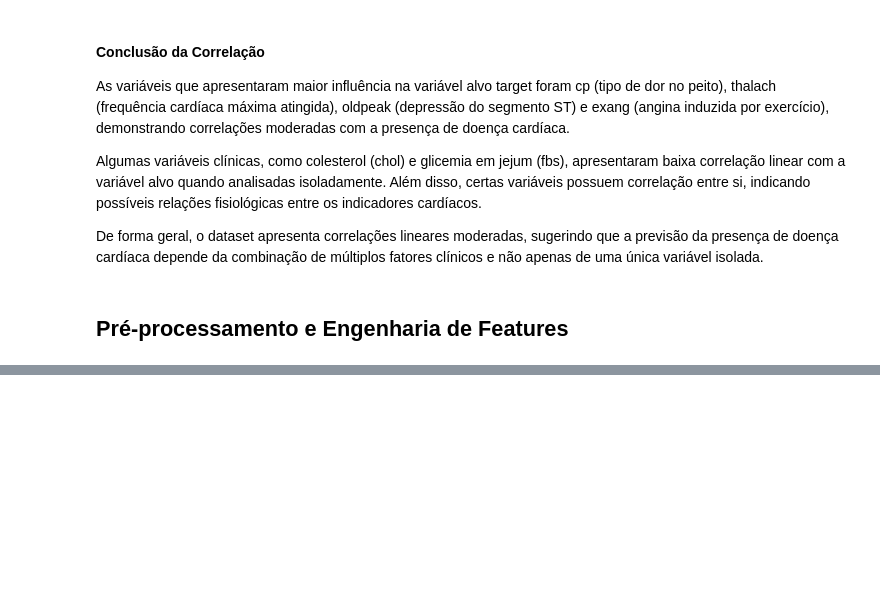
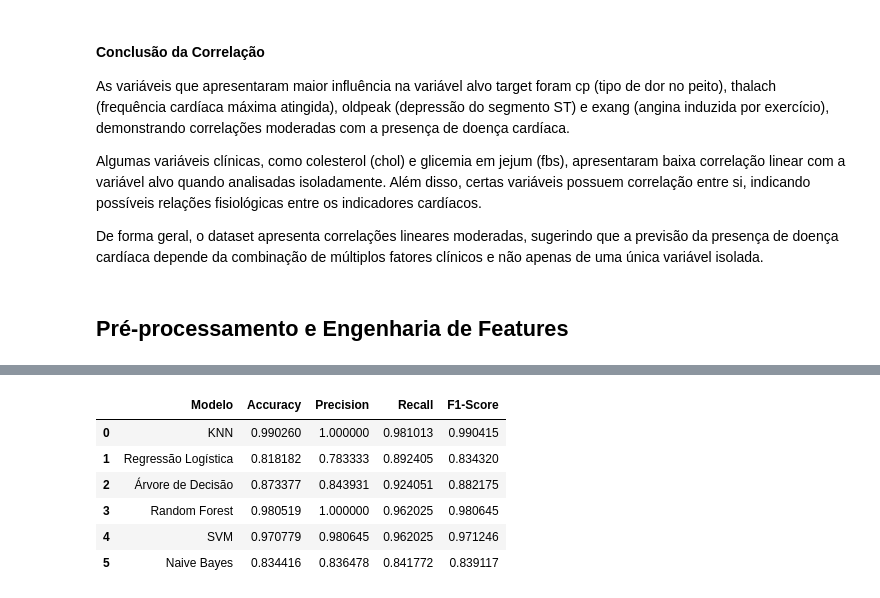
Before and after one commit to MagalDevs/analise-de-dados, a Jupyter notebook: heart-disease-dataset.ipynb, the cells around one changed output, grey strips where cells are left out. Cells and saved outputs as stored; diff of their text form; code cells hidden in the pictures; blank space fills up the shorter version.

```diff
--- a/heart-disease-dataset.ipynb
+++ b/heart-disease-dataset.ipynb
@@ -281,0 +321,6 @@ O tratamento de variáveis categóricas na Análise Exploratória de Dados (EDA)
+# %%
+scaler = StandardScaler()
+
+X_train_scaled = scaler.fit_transform(X_train)
+
+X_test_scaled = scaler.transform(X_test)
@@ -281,0 +530,14 @@ O tratamento de variáveis categóricas na Análise Exploratória de Dados (EDA)
+# %%
+from sklearn.naive_bayes import GaussianNB
+
+nb = GaussianNB()
+
+nb.fit(
+    X_train_scaled,
+    y_train
+)
+
+y_pred_nb = nb.predict(X_test_scaled)
+
+print("Naive Bayes")
+print(classification_report(y_test, y_pred_nb))
@@ -281,0 +566,35 @@ O tratamento de variáveis categóricas na Análise Exploratória de Dados (EDA)
+# %%
+from sklearn.metrics import accuracy_score, precision_score, recall_score, f1_score
+
+modelos = {
+    'KNN': y_pred_knn,
+    'Regressão Logística': y_pred_log,
+    'Árvore de Decisão': y_pred_tree,
+    'Random Forest': y_pred_rf,
+    'SVM': y_pred_svm,
+    'Naive Bayes': y_pred_nb
+}
+
+resultados = []
+
+for nome, pred in modelos.items():
+
+    resultados.append({
+        'Modelo': nome,
+        'Accuracy': accuracy_score(y_test, pred),
+        'Precision': precision_score(y_test, pred),
+        'Recall': recall_score(y_test, pred),
+        'F1-Score': f1_score(y_test, pred)
+    })
+
+resultados_df = pd.DataFrame(resultados)
+
+resultados_df
+# %% [output]
+|  | Modelo | Accuracy | Precision | Recall | F1-Score |
+| 0 | KNN | 0.990260 | 1.000000 | 0.981013 | 0.990415 |
+| 1 | Regressão Logística | 0.818182 | 0.783333 | 0.892405 | 0.834320 |
+| 2 | Árvore de Decisão | 0.873377 | 0.843931 | 0.924051 | 0.882175 |
+| 3 | Random Forest | 0.980519 | 1.000000 | 0.962025 | 0.980645 |
+| 4 | SVM | 0.970779 | 0.980645 | 0.962025 | 0.971246 |
+| 5 | Naive Bayes | 0.834416 | 0.836478 | 0.841772 | 0.839117 |
```
Also changed, not shown: parts of 21 cells of this notebook.
